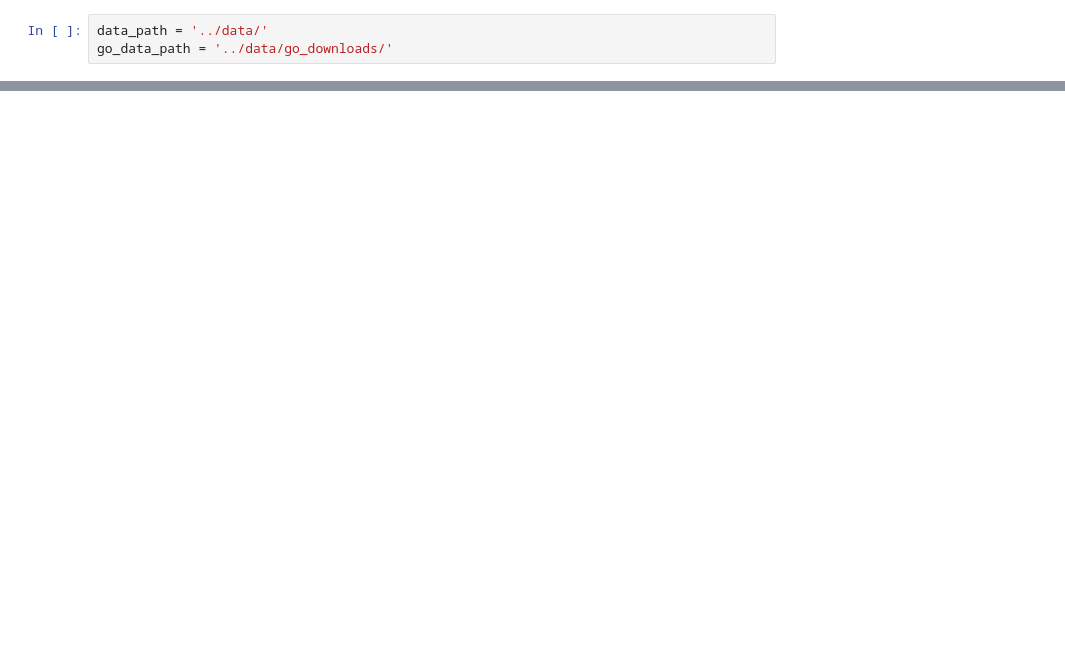
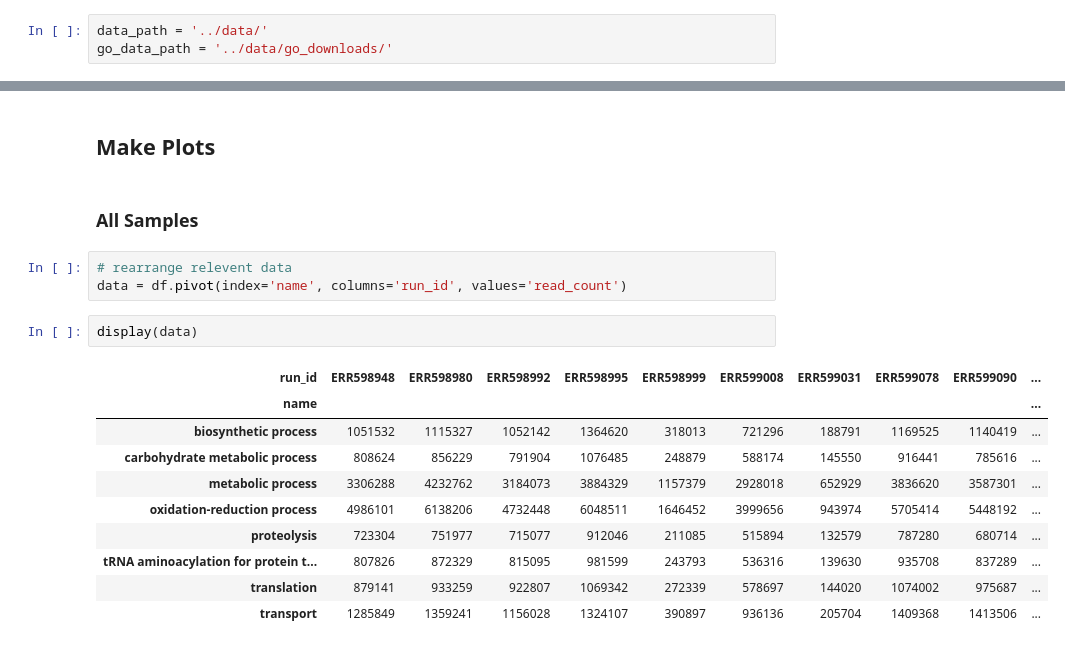
Before and after one commit to dustinmichels/biol338-genomics, a Jupyter notebook: final-project/analysis/Data Analysis.ipynb, the cells around one changed output, grey strips where cells are left out. Cells and saved outputs as stored; diff of their text form; blank space fills up the shorter version.

```diff
--- a/final-project/analysis/Data Analysis.ipynb
+++ b/final-project/analysis/Data Analysis.ipynb
@@ -81,0 +79,20 @@ df.iloc[:10]
+# %% [markdown]
+## Make Plots
+# %% [markdown]
+### All Samples
+# %%
+# rearrange relevent data
+data = df.pivot(index='name', columns='run_id', values='read_count')
+# %%
+display(data)
+# %% [output]
+| run_id | ERR598948 | ERR598980 | ERR598992 | ERR598995 | ERR598999 | ERR599008 | ERR599031 | ERR599078 | ERR599090 | ... |
+| name |  |  |  |  |  |  |  |  |  | ... |
+| biosynthetic process | 1051532 | 1115327 | 1052142 | 1364620 | 318013 | 721296 | 188791 | 1169525 | 1140419 | ... |
+| carbohydrate metabolic process | 808624 | 856229 | 791904 | 1076485 | 248879 | 588174 | 145550 | 916441 | 785616 | ... |
+| metabolic process | 3306288 | 4232762 | 3184073 | 3884329 | 1157379 | 2928018 | 652929 | 3836620 | 3587301 | ... |
+| oxidation-reduction process | 4986101 | 6138206 | 4732448 | 6048511 | 1646452 | 3999656 | 943974 | 5705414 | 5448192 | ... |
+| proteolysis | 723304 | 751977 | 715077 | 912046 | 211085 | 515894 | 132579 | 787280 | 680714 | ... |
+| tRNA aminoacylation for protein t... | 807826 | 872329 | 815095 | 981599 | 243793 | 536316 | 139630 | 935708 | 837289 | ... |
+| translation | 879141 | 933259 | 922807 | 1069342 | 272339 | 578697 | 144020 | 1074002 | 975687 | ... |
+| transport | 1285849 | 1359241 | 1156028 | 1324107 | 390897 | 936136 | 205704 | 1409368 | 1413506 | ... |
```
Also changed, not shown: parts of 24 cells of this notebook, 3 other files.
